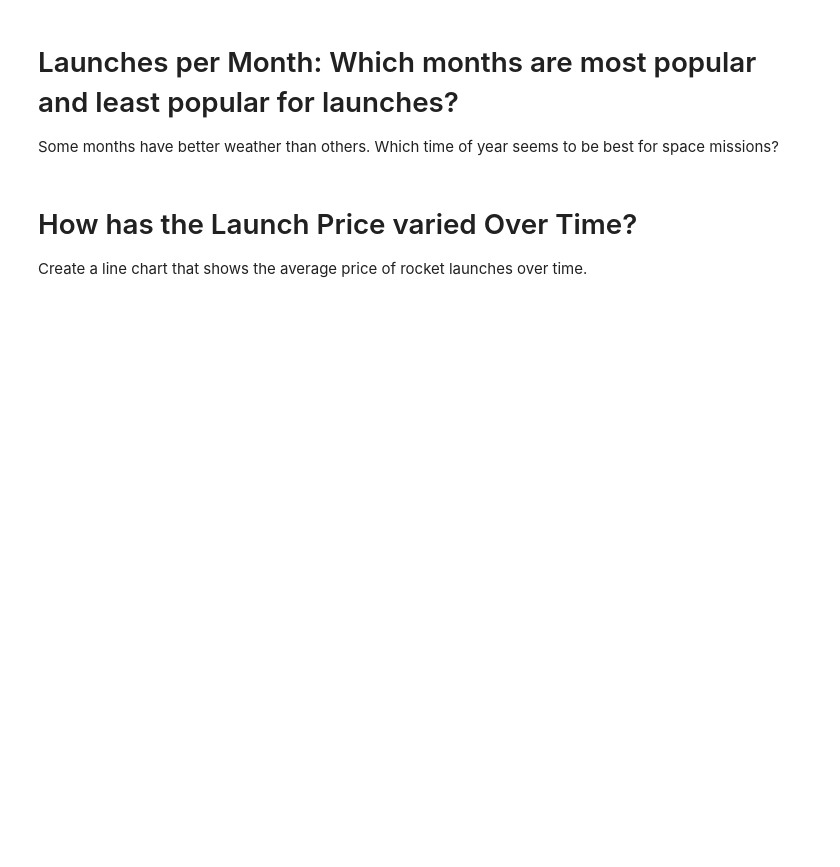
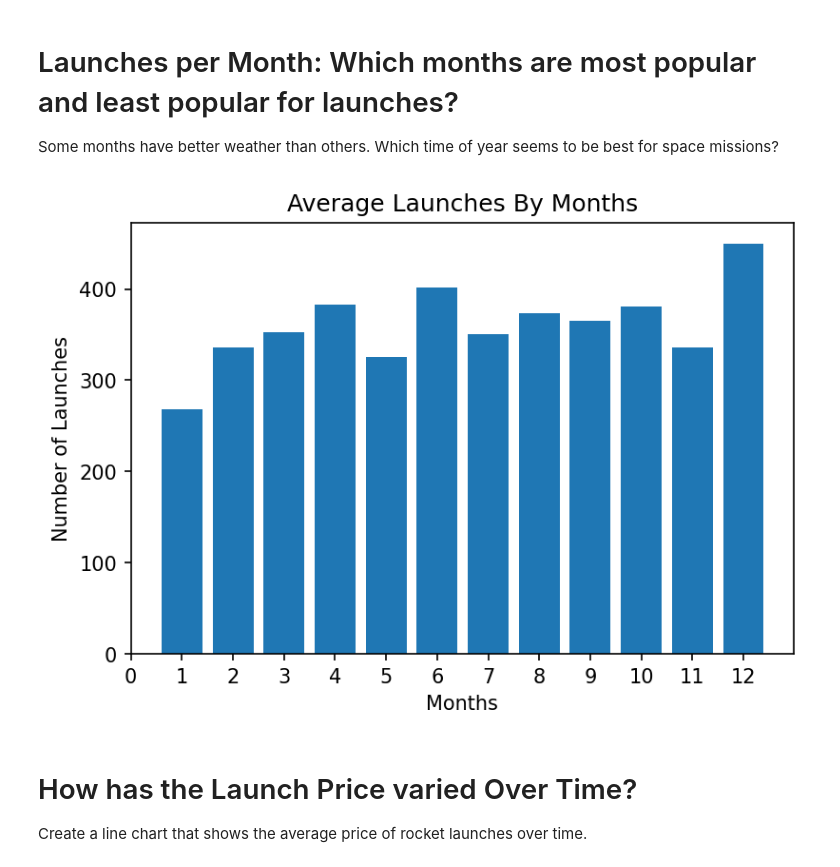
Before and after one commit to nkp1111/python-projects, a Jupyter notebook: 18.analyse_and_visualise_the_space_race/Space_Missions_Analysis_(start).ipynb, the cells around one changed output. Cells and saved outputs as stored; diff of their text form; code cells hidden in the pictures; blank space fills up the shorter version.

```diff
--- a/18.analyse_and_visualise_the_space_race/Space_Missions_Analysis_(start).ipynb
+++ b/18.analyse_and_visualise_the_space_race/Space_Missions_Analysis_(start).ipynb
@@ -748,0 +756,3 @@ Which month has seen the highest number of launches in all time? Superimpose a r
+# %%
+month_df = clean_df.resample("M", on="Date").count()
+month_df
@@ -748,0 +774,3 @@ Which month has seen the highest number of launches in all time? Superimpose a r
+# %%
+month_df["months"] = pd.DatetimeIndex(month_df.index).month
+launch_by_month = month_df.groupby("months").agg({"country": pd.Series.sum})
@@ -750,6 +795,20 @@ Which month has seen the highest number of launches in all time? Superimpose a r
 # Launches per Month: Which months are most popular and least popular for launches?
 
 Some months have better weather than others. Which time of year seems to be best for space missions?
+# %%
+plt.figure(figsize=(6, 4), dpi=150)
+
+plt.bar(
+    launch_by_month.index,
+    launch_by_month.country,
+)
+plt.xticks(np.arange(0, 13, 1))
+plt.title("Average Launches By Months")
+plt.xlabel("Months")
+plt.ylabel("Number of Launches")
+plt.show()
+# %% [output]
+[figure, added]
 # %% [markdown]
 # How has the Launch Price varied Over Time?
 
```
Also changed, not shown: parts of 18 cells of this notebook.
